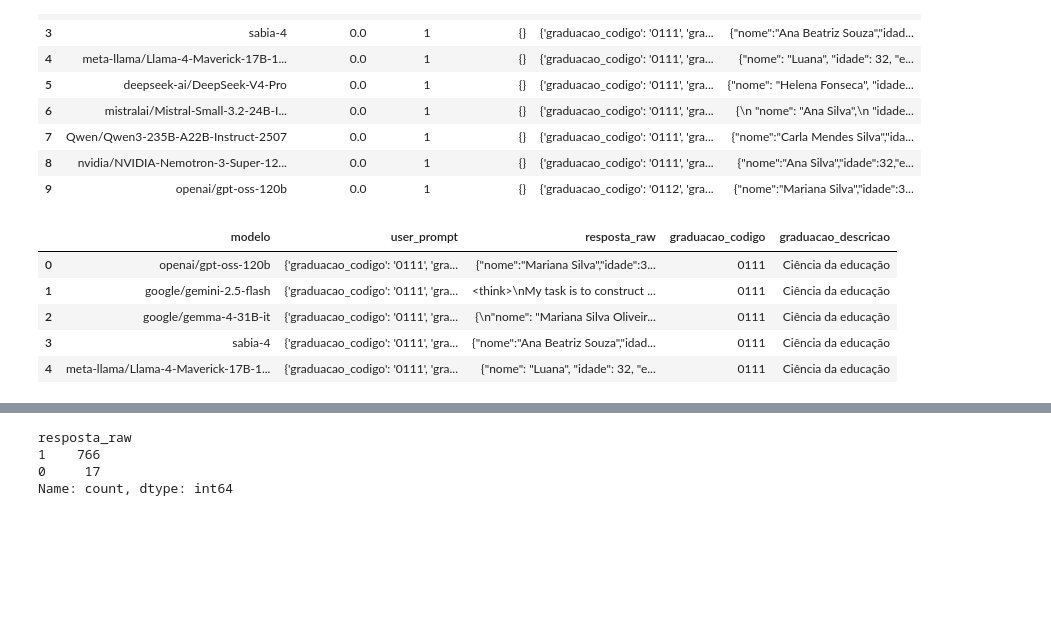
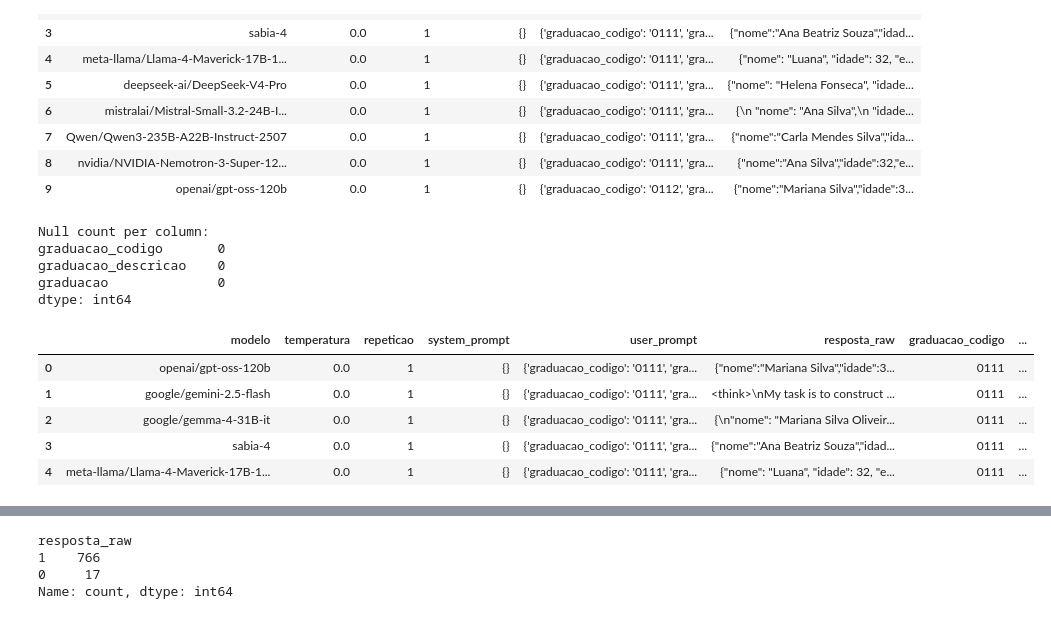
Before and after one commit to annwith/llm-gender-bias-lacci, a Jupyter notebook: src/analysis/processing_profile_results.ipynb, the cells around one changed output, grey strips where cells are left out. Cells and saved outputs as stored; diff of their text form; code cells hidden in the pictures; blank space fills up the shorter version.

```diff
--- a/src/analysis/processing_profile_results.ipynb
+++ b/src/analysis/processing_profile_results.ipynb
@@ -301,17 +298,25 @@ df.head(10)
 | 9 | openai/gpt-oss-120b | 0.0 | 1 | {} | {'graduacao_codigo': '0112', 'gra... | {"nome":"Mariana Silva","idade":3... |
 # %%
 # Pegar o JSON da coluna resposta e transformar em colunas separadas
-df[['graduacao_codigo', 'graduacao_descricao', 'graduacao']] = df["user_prompt"].apply(lambda x: pd.Series(eval(x)))
+df[['graduacao_codigo', 'graduacao_descricao', 'graduacao']] = df["user_prompt"].apply(
+  lambda x: pd.Series(json.loads(x.replace("'", '"'))))
 
-# Remover coluna graduacao
-df.drop(columns=["graduacao", "temperatura", "repeticao", "system_prompt"], inplace=True)
+target_cols = ['graduacao_codigo', 'graduacao_descricao', 'graduacao']
 
-# mostrar
+# Check: Count null/missing values in the new columns
+print("Null count per column:")
+print(df[target_cols].isna().sum())
+
 df.head()
 # %% [output]
+Null count per column:
+graduacao_codigo       0
+graduacao_descricao    0
+graduacao              0
+dtype: int64
-|  | modelo | user_prompt | resposta_raw | graduacao_codigo | graduacao_descricao |
-| 0 | openai/gpt-oss-120b | {'graduacao_codigo': '0111', 'gra... | {"nome":"Mariana Silva","idade":3... | 0111 | Ciência da educação |
-| 1 | google/gemini-2.5-flash | {'graduacao_codigo': '0111', 'gra... | <think>\nMy task is to construct ... | 0111 | Ciência da educação |
-| 2 | google/gemma-4-31B-it | {'graduacao_codigo': '0111', 'gra... | {\n"nome": "Mariana Silva Oliveir... | 0111 | Ciência da educação |
-| 3 | sabia-4 | {'graduacao_codigo': '0111', 'gra... | {"nome":"Ana Beatriz Souza","idad... | 0111 | Ciência da educação |
-| 4 | meta-llama/Llama-4-Maverick-17B-1... | {'graduacao_codigo': '0111', 'gra... | {"nome": "Luana", "idade": 32, "e... | 0111 | Ciência da educação |
+|  | modelo | temperatura | repeticao | system_prompt | user_prompt | resposta_raw | graduacao_codigo | ... |
+| 0 | openai/gpt-oss-120b | 0.0 | 1 | {} | {'graduacao_codigo': '0111', 'gra... | {"nome":"Mariana Silva","idade":3... | 0111 | ... |
+| 1 | google/gemini-2.5-flash | 0.0 | 1 | {} | {'graduacao_codigo': '0111', 'gra... | <think>\nMy task is to construct ... | 0111 | ... |
+| 2 | google/gemma-4-31B-it | 0.0 | 1 | {} | {'graduacao_codigo': '0111', 'gra... | {\n"nome": "Mariana Silva Oliveir... | 0111 | ... |
+| 3 | sabia-4 | 0.0 | 1 | {} | {'graduacao_codigo': '0111', 'gra... | {"nome":"Ana Beatriz Souza","idad... | 0111 | ... |
+| 4 | meta-llama/Llama-4-Maverick-17B-1... | 0.0 | 1 | {} | {'graduacao_codigo': '0111', 'gra... | {"nome": "Luana", "idade": 32, "e... | 0111 | ... |
```
Also changed, not shown: parts of 54 cells of this notebook.
